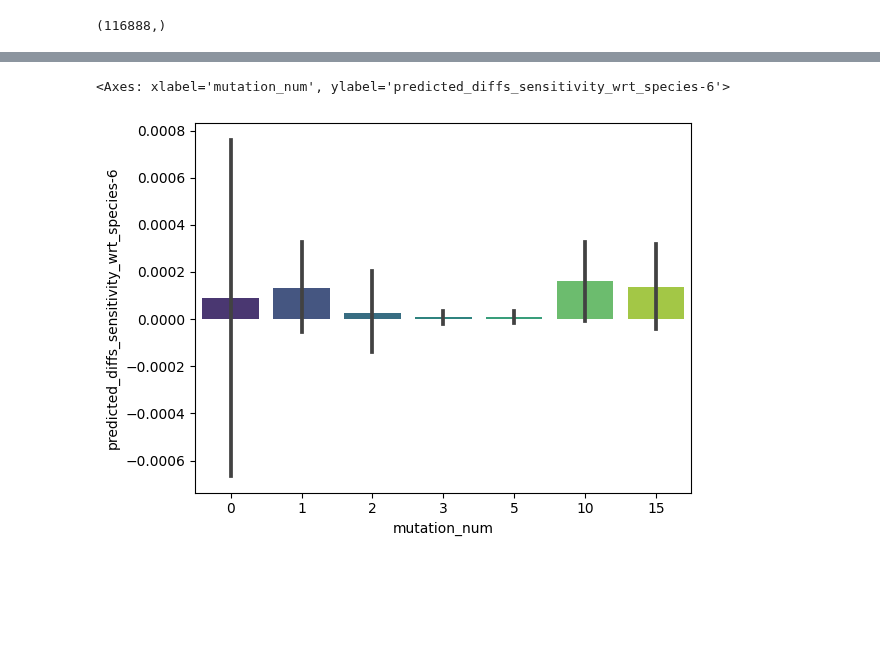
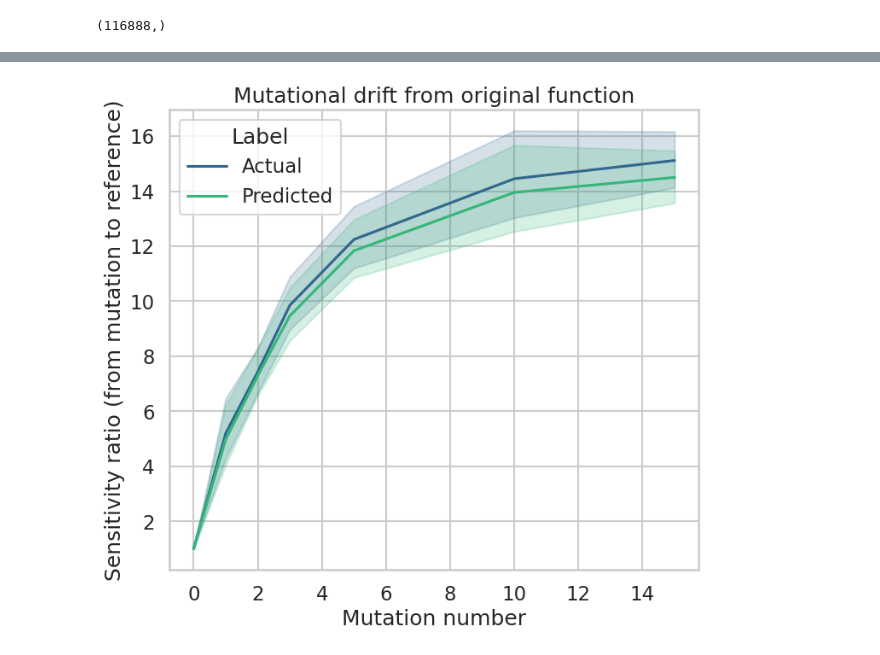
Before and after one commit to olive004/EvoScaper, a Jupyter notebook: notebooks/07_apply_circuit_selection.ipynb, the cells around one changed output, grey strips where cells are left out. Cells and saved outputs as stored; diff of their text form; code cells hidden in the pictures; blank space fills up the shorter version.

Commit message:
applying network to circuits

```diff
--- a/notebooks/07_apply_circuit_selection.ipynb
+++ b/notebooks/07_apply_circuit_selection.ipynb
@@ -177,6 +209,6 @@ plt.yscale('log')
 # %%
 k = 'energies'
 data['predicted_diffs_' + target_circ_func] = data.groupby(by=
-    ['circuit_name', 'sample_name'])['predicted_' + target_circ_func].apply(lambda x: x - x.iloc[0]).to_numpy()
+    ['circuit_name', 'sample_name'])['predicted_' + target_circ_func].transform(lambda x: x - x.iloc[0]).to_numpy()
 data['predicted_ratios_' + target_circ_func] = data.groupby(by=
-    ['circuit_name', 'sample_name'])['predicted_' + target_circ_func].apply(lambda x: x / x.iloc[0] if x.iloc[0] > 0 else 1e10).to_numpy()
+    ['circuit_name', 'sample_name'])['predicted_' + target_circ_func].transform(lambda x: x / x.iloc[0] if x.iloc[0] > 0 else 1e10).to_numpy()
@@ -188,5 +215,5 @@ sns.barplot(data[filt], x='mutation_num', y=target_circ_func + '_ratio_from_muta
-# %%
-sns.barplot(data[filt], x='mutation_num', y='predicted_diffs_' + target_circ_func, palette='viridis')
-# %% [output]
-<Axes: xlabel='mutation_num', ylabel='predicted_diffs_sensitivity_wrt_species-6'>
-[figure, removed]
+# %%
+data['actual_diffs_' + target_circ_func] = data.groupby(by=
+    ['circuit_name', 'sample_name'])[target_circ_func].transform(lambda x: x - x.iloc[0]).to_numpy()
+data['actual_ratios_' + target_circ_func] = data.groupby(by=
+    ['circuit_name', 'sample_name'])[target_circ_func].transform(lambda x: x / x.iloc[0] if x.iloc[0] > 0 else np.ones_like(x) * np.inf).to_numpy()
@@ -192,0 +228,32 @@ sns.barplot(data[filt], x='mutation_num', y='predicted_diffs_' + target_circ_fun
+# %%
+
+value_name = 'Sensitivity ratio (from mutation to reference)'
+df = data[filt].melt(id_vars='mutation_num', value_vars=[target_circ_func + '_ratio_from_mutation_to_base', 'predicted_ratios_' + target_circ_func], var_name='Label', value_name=value_name)
+df['Label'] = df['Label'].str.replace(target_circ_func + '_ratio_from_mutation_to_base', 'Actual')
+df['Label'] = df['Label'].str.replace('predicted_ratios_' + target_circ_func, 'Predicted')
+# %%
+# from matplotlib.patches import FancyBboxPatch
+
+fig = plt.figure(figsize=(8, 7))
+sns.lineplot(df, x='mutation_num', y=value_name, hue='Label', palette='viridis')
+plt.xlabel(prettify_keys_for_label('mutation_num'))
+plt.title('Mutational drift from original function')
+
+fig.savefig('mutational_drift.svg')
+# new_patches = []
+# for patch in reversed(ax.patches):
+#     # bb = patch.get_path().get_extents()
+#     bb = patch.get_bbox()
+#     color=patch.get_facecolor()
+#     p_bbox = FancyBboxPatch((bb.xmin, bb.ymin),
+#                         abs(bb.width), abs(bb.height),
+#                         boxstyle="round,pad=-0.0040,rounding_size=0.05",
+#                         ec="none", fc=color,
+#                         mutation_aspect=4
+#                         )
+#     patch.remove()
+#     new_patches.append(p_bbox)
+# for patch in new_patches:
+#     ax.add_patch(patch)
+# %% [output]
+[figure, added]
```
Also changed, not shown: parts of 14 cells of this notebook, 1 other file.
